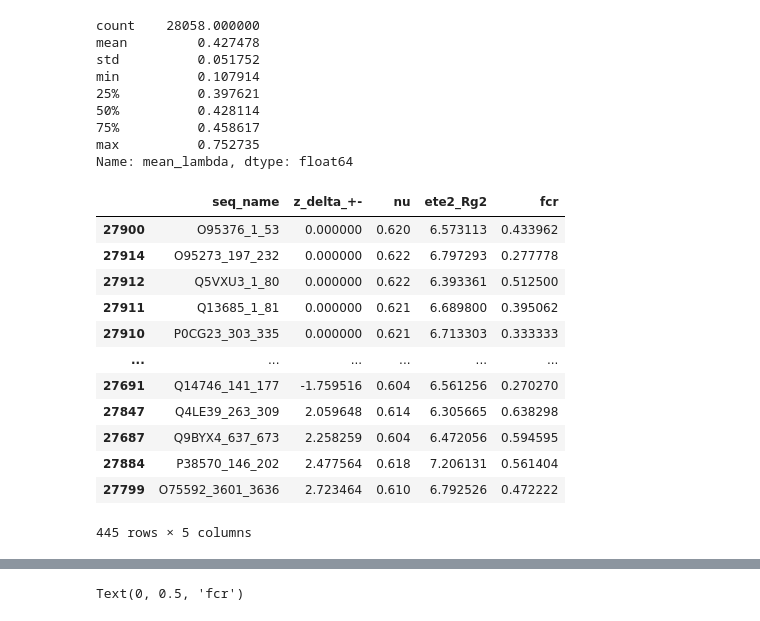
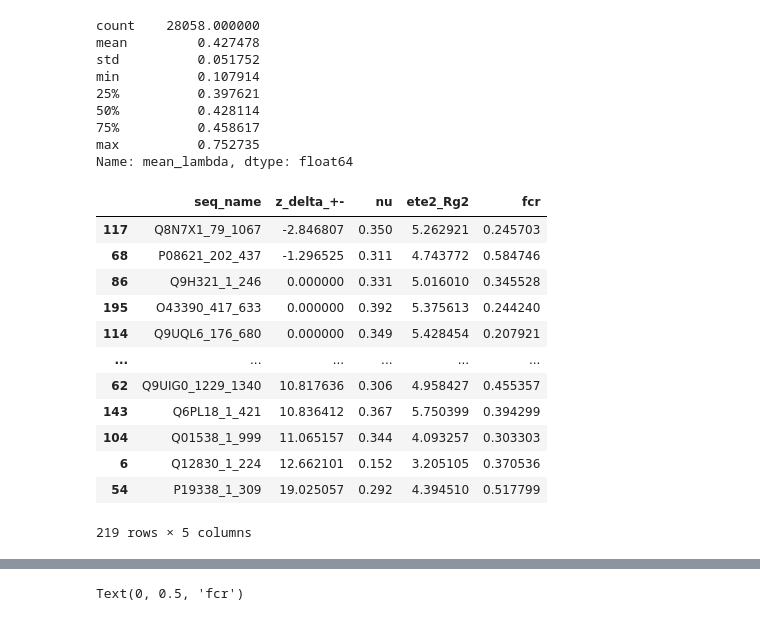
Before and after one commit to hshadman/larsen_paper_IDR_properties, a Jupyter notebook: IDROME-investigate_properties.ipynb, the cells around one changed output, grey strips where cells are left out. Drawn from its saved outputs; the diff is of its cells as text; code cells hidden in the pictures.

```diff
--- a/IDROME-investigate_properties.ipynb
+++ b/IDROME-investigate_properties.ipynb
@@ -565,18 +565,18 @@ min          0.107914
 max          0.752735
 Name: mean_lambda, dtype: float64
 # %%
-idrome_prop_df[idrome_prop_df['nu']>0.6][['seq_name','z_delta_+-','nu','ete2_Rg2','fcr']].sort_values(by='z_delta_+-',key=abs)
+idrome_prop_df[idrome_prop_df['nu']<0.4][['seq_name','z_delta_+-','nu','ete2_Rg2','fcr']].sort_values(by='z_delta_+-')
 # %% [output]
 |  | seq_name | z_delta_+- | nu | ete2_Rg2 | fcr |
-| 27900 | O95376_1_53 | 0.000000 | 0.620 | 6.573113 | 0.433962 |
-| 27914 | O95273_197_232 | 0.000000 | 0.622 | 6.797293 | 0.277778 |
-| 27912 | Q5VXU3_1_80 | 0.000000 | 0.622 | 6.393361 | 0.512500 |
-| 27911 | Q13685_1_81 | 0.000000 | 0.621 | 6.689800 | 0.395062 |
-| 27910 | P0CG23_303_335 | 0.000000 | 0.621 | 6.713303 | 0.333333 |
+| 117 | Q8N7X1_79_1067 | -2.846807 | 0.350 | 5.262921 | 0.245703 |
+| 68 | P08621_202_437 | -1.296525 | 0.311 | 4.743772 | 0.584746 |
+| 86 | Q9H321_1_246 | 0.000000 | 0.331 | 5.016010 | 0.345528 |
+| 195 | O43390_417_633 | 0.000000 | 0.392 | 5.375613 | 0.244240 |
+| 114 | Q9UQL6_176_680 | 0.000000 | 0.349 | 5.428454 | 0.207921 |
 | ... | ... | ... | ... | ... | ... |
-| 27691 | Q14746_141_177 | -1.759516 | 0.604 | 6.561256 | 0.270270 |
-| 27847 | Q4LE39_263_309 | 2.059648 | 0.614 | 6.305665 | 0.638298 |
-| 27687 | Q9BYX4_637_673 | 2.258259 | 0.604 | 6.472056 | 0.594595 |
-| 27884 | P38570_146_202 | 2.477564 | 0.618 | 7.206131 | 0.561404 |
-| 27799 | O75592_3601_3636 | 2.723464 | 0.610 | 6.792526 | 0.472222 |
+| 62 | Q9UIG0_1229_1340 | 10.817636 | 0.306 | 4.958427 | 0.455357 |
+| 143 | Q6PL18_1_421 | 10.836412 | 0.367 | 5.750399 | 0.394299 |
+| 104 | Q01538_1_999 | 11.065157 | 0.344 | 4.093257 | 0.303303 |
+| 6 | Q12830_1_224 | 12.662101 | 0.152 | 3.205105 | 0.370536 |
+| 54 | P19338_1_309 | 19.025057 | 0.292 | 4.394510 | 0.517799 |
-445 rows × 5 columns
+219 rows × 5 columns
```
Also changed, not shown: parts of 3 cells of this notebook, 1 other file.
